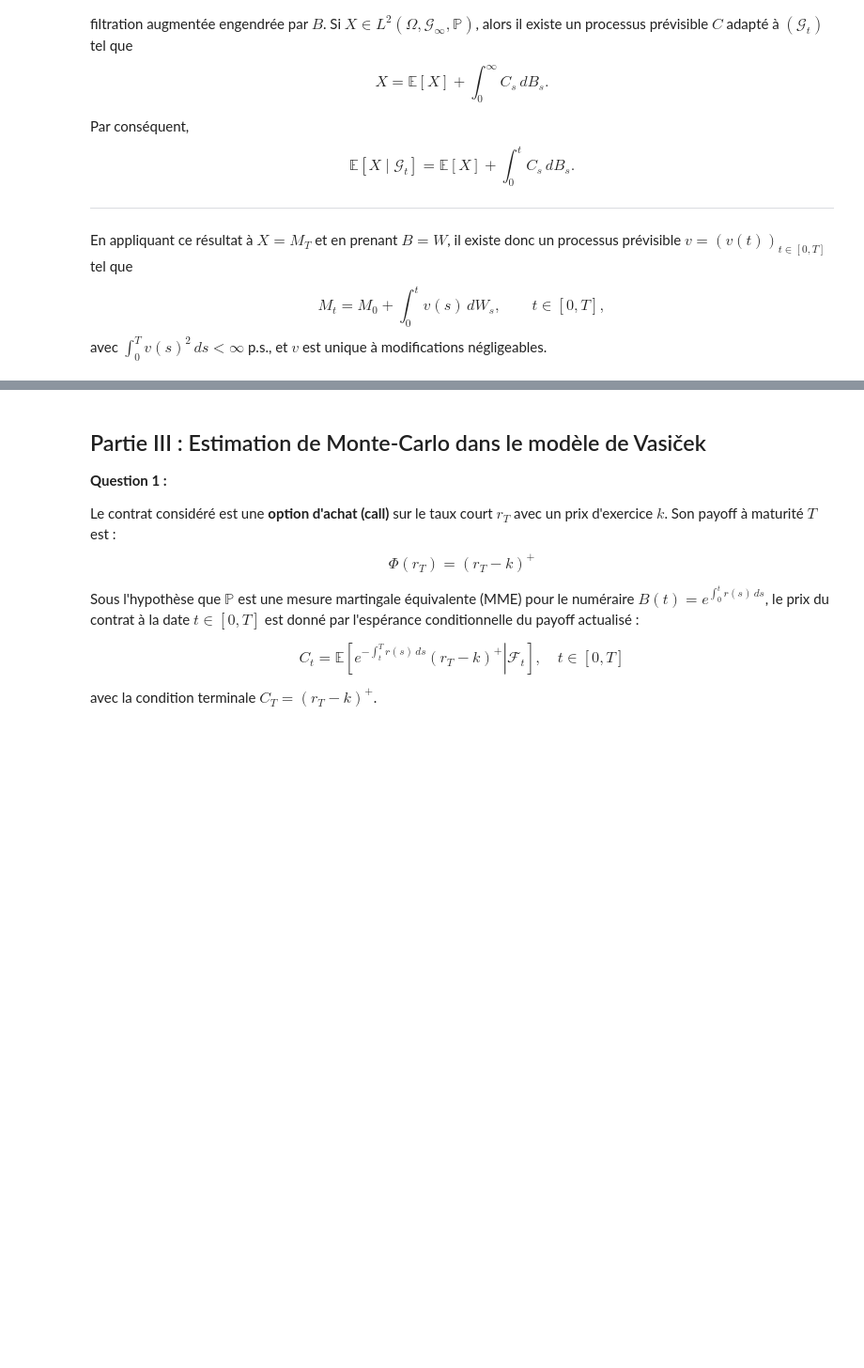
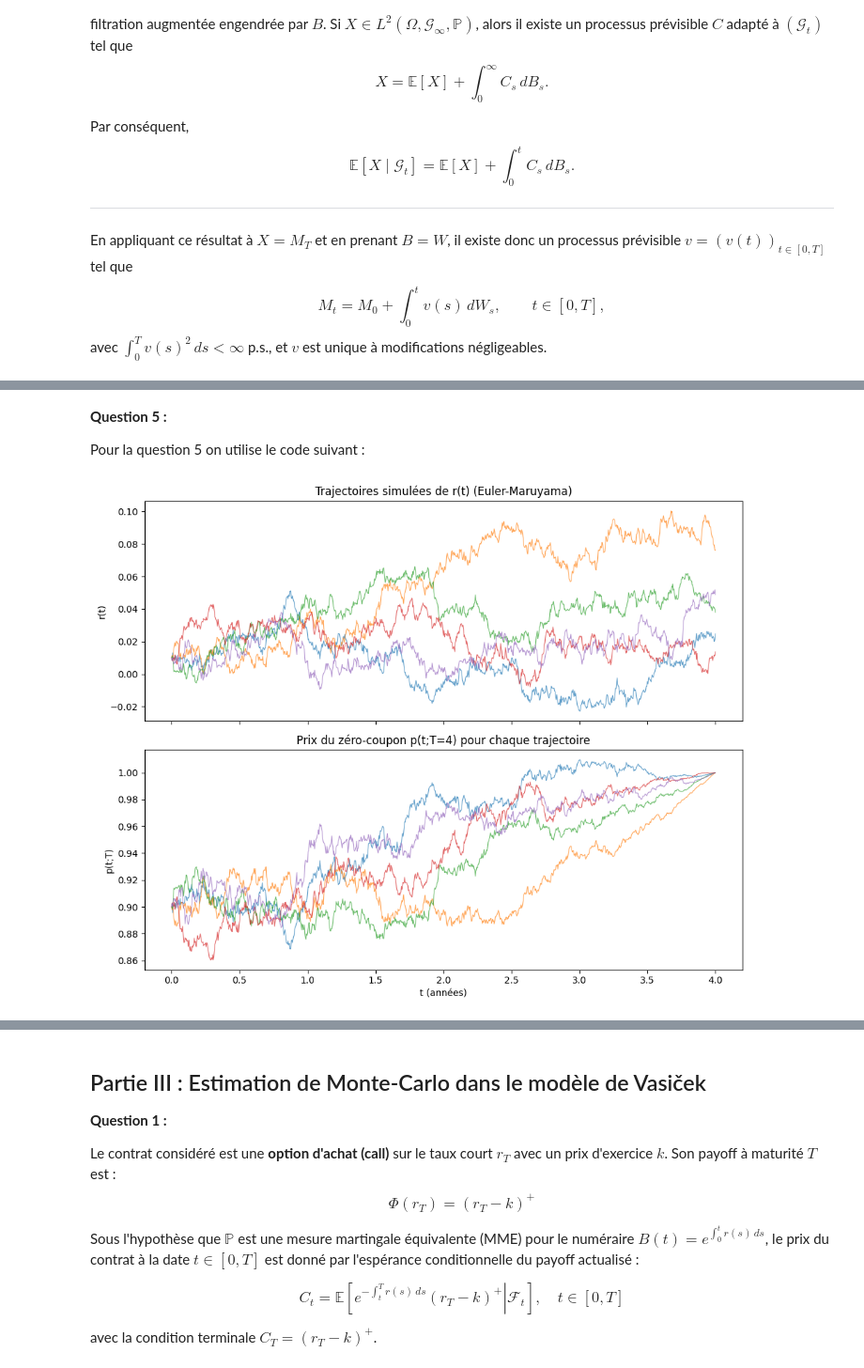
Before and after one commit to thomas7428/BE-Finance, a Jupyter notebook: BE_Notebook.ipynb, the cells around one changed output, grey strips where cells are left out. Shown: that part at 94% size. Cells and saved outputs as stored; diff of their text form; code cells hidden in the pictures; blank space fills up the shorter version.

```diff
--- a/BE_Notebook.ipynb
+++ b/BE_Notebook.ipynb
@@ -207,0 +292,72 @@ $$
+# %% [markdown]
+**Question 5 :**
+
+Pour la question 5 on utilise le code suivant :
+# %%
+import numpy as np
+import matplotlib.pyplot as plt
+
+#  Paramètres de la simulation
+b = 0.02
+sigma = 0.03
+beta = -0.5
+r0 = 0.01
+T =4
+dt = 1/252
+N_steps = int(T / dt)
+t_grid = np.linspace(0, T, N_steps+1)
+n_paths = 1000
+
+def B(t, T):
+    return (np.exp(beta*(T-t))-1)/beta
+
+def A(t,T):
+    T1 = (sigma**2/(4*beta**3))*(np.exp(2*beta*(T-t))-1)
+    T2 = ((b/beta**2 + (sigma**2)/(beta**3)))*(np.exp(beta*(T-t))-1)
+    T3 = ((sigma**2 / (2*beta**2))+b/beta)*(T-t)
+    return T1-T2+T3
+
+def simulate_paths_euler(b, sigma, r0, T, dt, n_paths, theta_shift=None): # Théta shift pour IS de la partie III
+    N = int(np.round(T/dt))
+    t = np.linspace(0, T, N+1)
+    r = np.zeros((n_paths, N+1))
+    r[:,0] = r0
+    sqrt_dt = np.sqrt(dt)
+    W_T_sim = np.zeros(n_paths)
+
+    for k in range(N):
+        # dW ~ sqrt(dt) * N(0,1)
+        Z = np.random.randn(n_paths)
+        if theta_shift is not None:
+            Z = Z + theta_shift * sqrt_dt  # translation des incréments (IS)
+        # mise à jour du W discret
+        W_T_sim += Z * sqrt_dt
+        drift = b + beta * r[:, k]
+        r[:, k + 1] = r[:, k] + drift * dt + sigma * sqrt_dt * Z
+    return t, r, W_T_sim
+
+t, r_paths, W_T_sim = simulate_paths_euler(b, sigma, r0, T, dt, n_paths)
+
+B_grid = B(t,T)
+A_grid = A(t,T)
+
+p_paths = np.exp( A_grid[np.newaxis, :] - (B_grid[np.newaxis, :] * r_paths) )
+
+n_plot = 5
+fig, ax = plt.subplots(2,1, figsize=(10,8), sharex=True)
+
+for i in range(min(n_plot, n_paths)):
+    ax[0].plot(t, r_paths[i,:], lw=0.8, alpha=0.7)
+ax[0].set_title('Trajectoires simulées de r(t) (Euler-Maruyama)')
+ax[0].set_ylabel('r(t)')
+
+for i in range(min(n_plot, n_paths)):
+    ax[1].plot(t, p_paths[i,:], lw=0.8, alpha=0.7)
+ax[1].set_title(f'Prix du zéro-coupon p(t;T={T}) pour chaque trajectoire')
+ax[1].set_ylabel('p(t;T)')
+ax[1].set_xlabel('t (années)')
+
+plt.tight_layout()
+plt.show()
+# %% [output]
+[figure, added]
```
Also changed, not shown: parts of 12 cells of this notebook.
